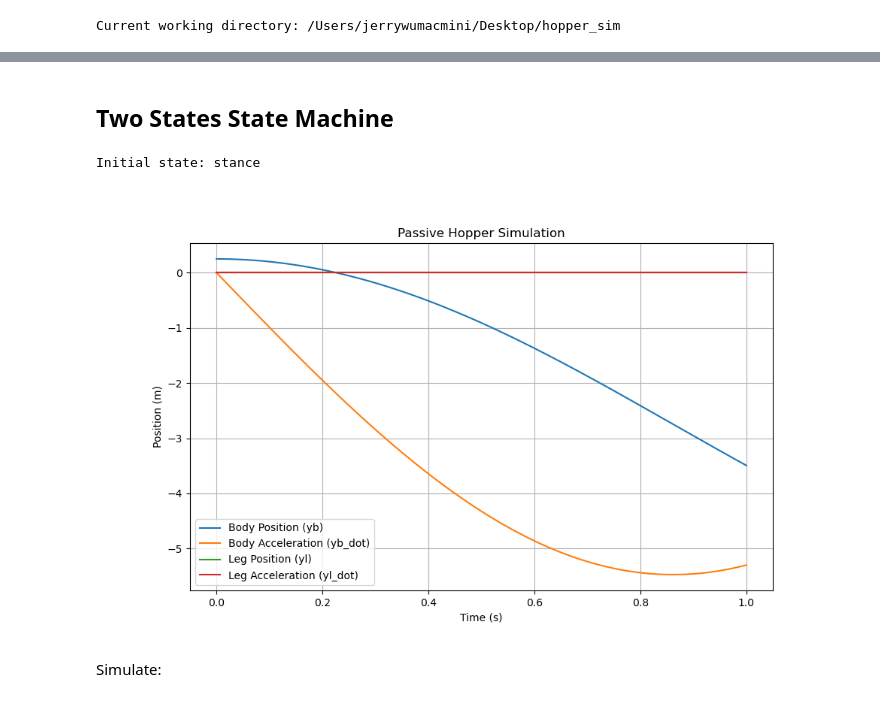
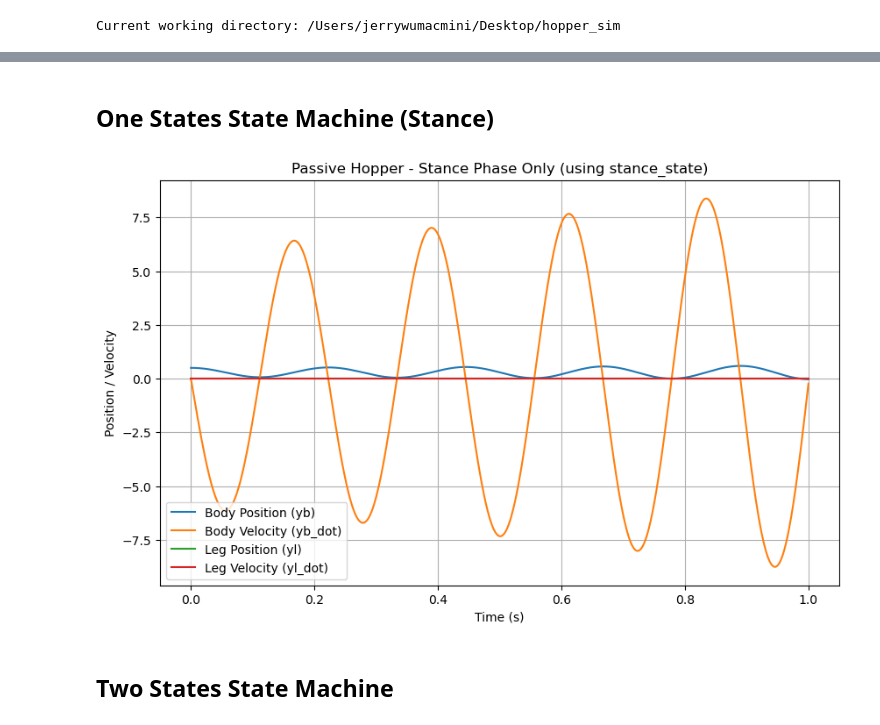
Before and after one commit to thecleverbanana/hopper_sim, a Jupyter notebook: notebooks/passive_hopper.ipynb, the cells around one changed output, grey strips where cells are left out. Saved outputs shown, nothing was run; the diff lists cells and outputs as text; code cells hidden in the pictures.

Commit message:
one state

```diff
--- a/notebooks/passive_hopper.ipynb
+++ b/notebooks/passive_hopper.ipynb
@@ -35,8 +30,47 @@ Body mass: 1, Leg mass: 0.2, Spring length: 0.3, Spring constant: 800, Gravity:
+# %% [markdown]
+## One States State Machine (Stance)
+# %%
+import numpy as np
+import matplotlib.pyplot as plt
+from dynamics.passive_hopper import stance_state
+
+# --- Simulation parameters ---
+dt = 0.001
+t_max = 1.0
+steps = int(t_max / dt)
+t = np.linspace(0, t_max, steps)
+
+# --- Initial state ---
+x = np.zeros((steps, 4))
+x[0] = x0  # [x_b, x_b_dot, x_l, x_l_dot]
+if x[0,2] != 0:
+    x[0, 2] = 0
+    print("Set Leg Position to Ground(0) for Stance State Simulation")
+
+# --- Simulation loop ---
+for i in range(1, steps):
+    x_dot = stance_state(x[i-1], k, l0, m_b, m_l, g)
+    x[i] = x[i-1] + x_dot * dt
+
+# --- Plot ---
+plt.figure(figsize=(10, 6))
+plt.plot(t, x[:, 0], label="Body Position (yb)")
+plt.plot(t, x[:, 1], label="Body Velocity (yb_dot)")
+plt.plot(t, x[:, 2], label="Leg Position (yl)")
+plt.plot(t, x[:, 3], label="Leg Velocity (yl_dot)")
+plt.xlabel("Time (s)")
+plt.ylabel("Position / Velocity")
+plt.title("Passive Hopper - Stance Phase Only (using stance_state)")
+plt.legend()
+plt.grid(True)
+plt.show()
+# %% [output]
+[figure, added]
 # %% [markdown]
 ## Two States State Machine
 # %%
 import numpy as np
-from dynamics.passive_hopper import flight_mode, stance_mode
+from dynamics.passive_hopper import flight_state, stance_state
 
 # --- Simulation ---
 dt = 0.001
@@ -57,15 +91,16 @@ print(f"Initial state: {state}")
 
 for i in range(1, steps):
     if state == "flight":
-        x_dot = flight_mode(x[i-1], m_b, m_l, l0, k, g)
+        x_dot = flight_state(x[i-1], k, l0, m_b, m_l, g)
         x[i] = x[i-1] + x_dot * dt
-        if x[i][2] <= 1e-4 and x[i][3] <= 1e-4:
+        if x[i][2] <= 0:
             state = "stance"
-            x[i][2] = 0  # ensure leg position is at ground level
+            x[i][2] = 0
+            x[i][3] = 0  # ensure leg position is at ground level
     elif state == "stance":
-        x_dot = stance_mode(x[i-1], m_b, m_l, l0, k, g)
+        x_dot = stance_state(x[i-1], k, l0, m_b, m_l, g)
         x[i] = x[i-1] + x_dot * dt
-        if x[i][2] > 0:
+        if x[i][2] > 0 and x[i][3] > 0:
             state = "flight"
 
 # --- Plotting ---
@@ -83,8 +118,3 @@ ax.legend()
 ax.grid(True)
 
 plt.show()
-# %% [output]
-Initial state: stance
-[figure, removed]
-# %% [markdown]
-Simulate:
```
Also changed, not shown: parts of 3 cells of this notebook, 5 other files.
